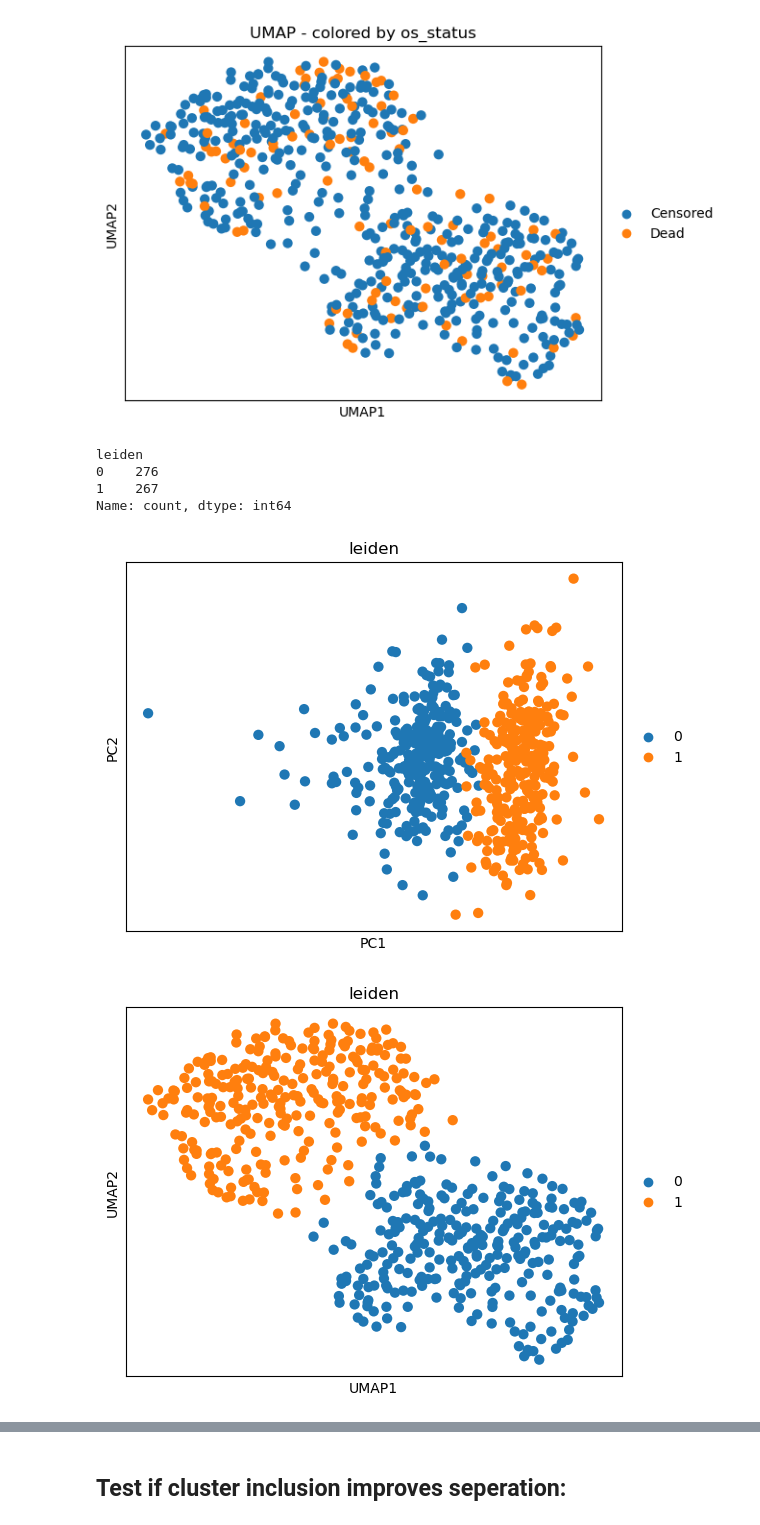
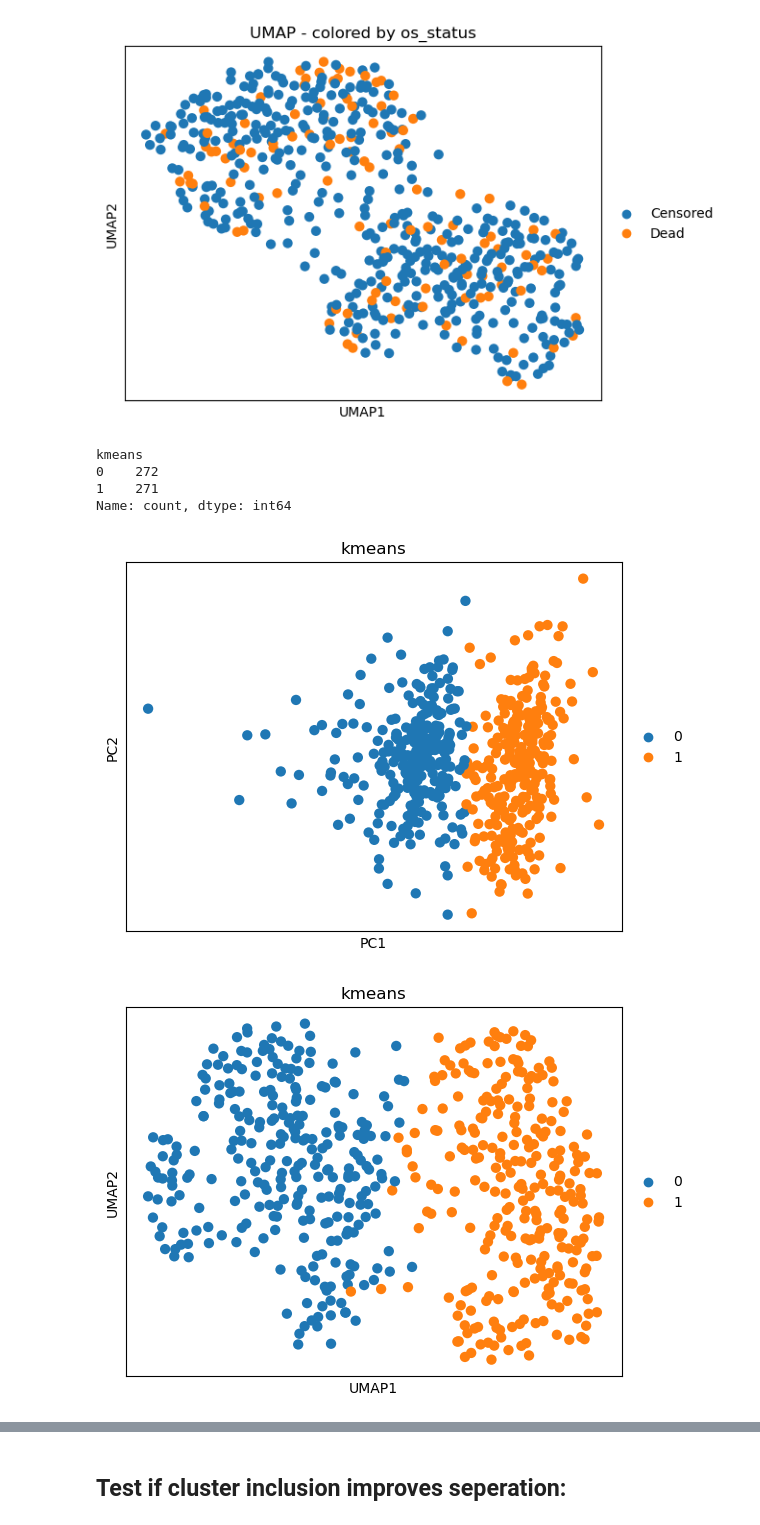
Before and after one commit to RandFa/CRC_cancer, a Jupyter notebook: notebooks/03_EDA_cancer.ipynb, the cells around one changed output, grey strips where cells are left out. Cells and saved outputs as stored; diff of their text form; code cells hidden in the pictures.

```diff
--- a/notebooks/03_EDA_cancer.ipynb
+++ b/notebooks/03_EDA_cancer.ipynb
@@ -508,22 +510,25 @@ mplt.plot_reductions(cancer_adata, 'os_status')
 [figure]
 [figure]
 [figure]
-# %%
-# Visulaize with leidn clusters
-sc.pp.neighbors(cancer_adata, use_rep='X_umap')
-sc.tl.leiden(cancer_adata, resolution=0.05)
-
-# Add Leiden clusters to metadata
-print(cancer_adata.obs['leiden'].value_counts())
-# Plot PCA with Leiden clusters
-sc.pl.pca(cancer_adata, color=['leiden'])
-# Plot UMAP with Leiden clusters
-sc.pl.umap(cancer_adata, color=['leiden'])
-# %% [output]
-leiden
-0    276
-1    267
-Name: count, dtype: int64
-[figure, removed]
-[figure, removed]
+# %%
+# Run k-means on PCA coordinates
+# Here n_clusters should be set by you (e.g., based on elbow method or silhouette score)
+kmeans = KMeans(n_clusters=2, random_state=0)
+cancer_adata.obs['kmeans'] = kmeans.fit_predict(cancer_adata.obsm['X_pca']).astype(str)
+
+# Check cluster sizes
+print(cancer_adata.obs['kmeans'].value_counts())
+
+# Plot PCA with k-means clusters
+sc.pl.pca(cancer_adata, color=['kmeans'])
+
+# Plot UMAP with k-means clusters
+sc.pl.umap(cancer_adata, color=['kmeans'])
+# %% [output]
+kmeans
+0    272
+1    271
+Name: count, dtype: int64
+[figure, added]
+[figure, added]
 # %%
```
Also changed, not shown: parts of 8 cells of this notebook, 32 other files.
